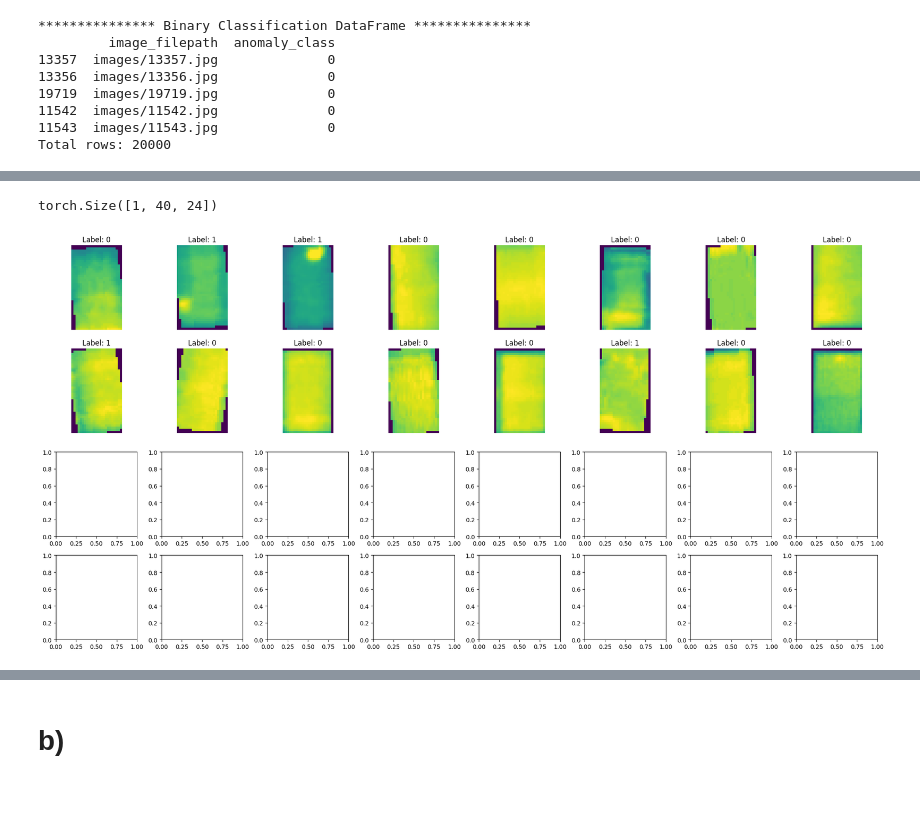
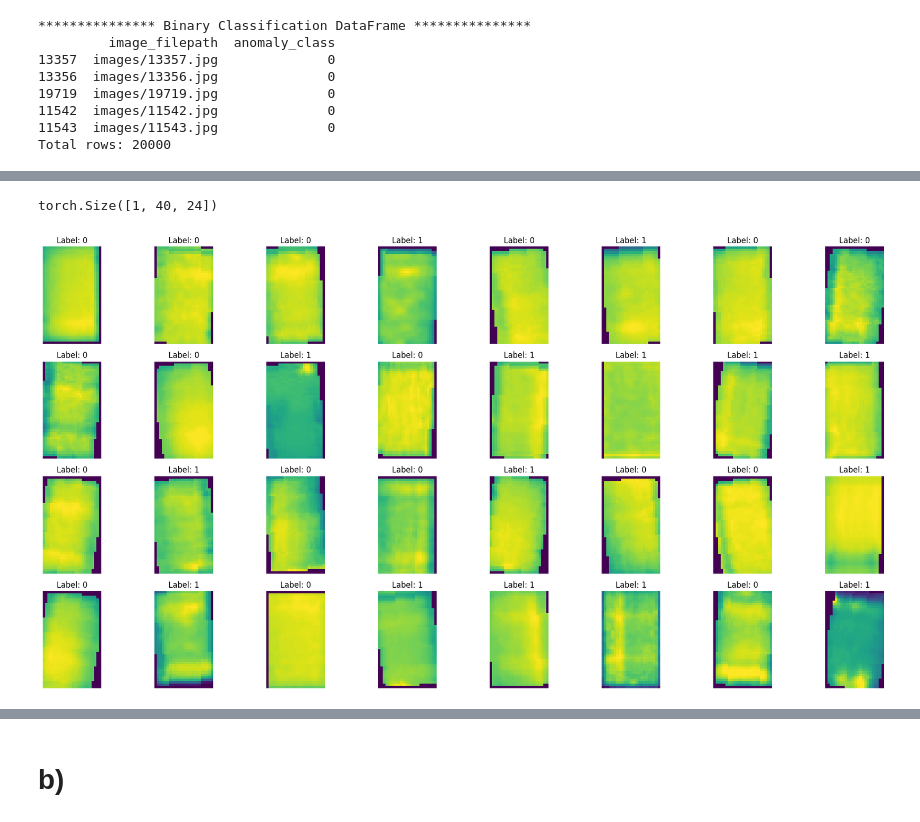
Before and after one commit to RVasconcelosMiguel/ComputerVision, a Jupyter notebook: CV_Proj2.ipynb, the cells around one changed output, grey strips where cells are left out. Cells and saved outputs as stored; diff of their text form; code cells hidden in the pictures; blank space fills up the shorter version.

```diff
--- a/CV_Proj2.ipynb
+++ b/CV_Proj2.ipynb
@@ -133,8 +133,8 @@ print("*************** Binary Classification DataFrame ***************")
 print(df_binary.head())
 print("Total rows:", df_binary.shape[0])
 
-train_ratio = 0.9
-train_data, test_data = train_test_split(df_binary, test_size=(1-train_ratio), train_size=train_ratio, random_state=2, stratify=df_binary['anomaly_class'])
+train_ratio = 0.8
+train_data, test_data = train_test_split(df_binary, test_size=(1-train_ratio), train_size=train_ratio, random_state=11, stratify=df_binary['anomaly_class'])
 
 train_data.reset_index(drop=True, inplace=True)
 test_data.reset_index(drop=True, inplace=True)
@@ -147,9 +147,3 @@ test_data.reset_index(drop=True, inplace=True)
 11542  images/11542.jpg              0
 11543  images/11543.jpg              0
 Total rows: 20000
-# %%
-"""
-train_data, test_data=train_test_split(df_binary, test_size=0.15,train_size=0.85, random_state=2, stratify=df_binary["anomaly_class"])
-train_data.reset_index(drop=True, inplace=True)
-test_data.reset_index(drop=True, inplace=True)
-"""
@@ -195,8 +183,23 @@ class MyImageDataset(data.Dataset):
 # %%
 # Transformações
+transform_augmentation_1 = transforms.Compose([
+    transforms.RandomHorizontalFlip(p=1),   # Random horizontal flip
+    transforms.ToTensor(),
+])
+
+transform_augmentation_2 = transforms.Compose([
+    transforms.RandomVerticalFlip(p=1),
+    transforms.ToTensor(),
+])
+
+transform_augmentation_3 = transforms.Compose([
+    transforms.RandomVerticalFlip(p=1),
+    transforms.RandomHorizontalFlip(p=1),
+    transforms.ToTensor(),
+])
+
 train_transform = transforms.Compose([
-    transforms.RandomRotation(10),       # Random rotation
-    transforms.RandomHorizontalFlip(),   # Random horizontal flip
+    transforms.RandomRotation(10),
     transforms.RandomCrop((40, 24), padding=1),  # Random crop with padding
     transforms.ColorJitter(brightness=0.2, contrast=0.2),  # Color jitter
     transforms.ToTensor(),
@@ -210,9 +213,3 @@ test_transform = transforms.Compose([
 ])
 # Datasets
 train_dataset = MyImageDataset(metadata=train_data, transform=train_transform)
-test_dataset = MyImageDataset(metadata=test_data, transform=test_transform)
-
-# DataLoaders
-batch_size = 16
-train_loader = data.DataLoader(dataset=train_dataset, batch_size=batch_size, shuffle=True)
-test_loader = data.DataLoader(dataset=test_dataset, batch_size=batch_size, shuffle=False)
@@ -219,30 +300,38 @@ test_loader = data.DataLoader(dataset=test_dataset, batch_size=batch_size, shuff
+# %%
+# DataLoaders
+train_dataset_a_balanced = MyImageDataset(metadata=train_data_a_balanced, transform=train_transform)
+test_dataset = MyImageDataset(metadata=test_data, transform=test_transform)
+
+batch_size = 32
+train_loader_a = data.DataLoader(dataset=train_dataset_a_balanced, batch_size=batch_size, shuffle=True)
+test_loader_a = data.DataLoader(dataset=test_dataset, batch_size=batch_size, shuffle=False)
 # %%
 # Obtém um batch de imagens, seus rótulos e os caminhos
-images, labels = next(iter(train_loader))  # Pega o primeiro batch
+images, labels = next(iter(train_loader_a))  # Pega o primeiro batch
 
 # Desfazendo a normalização para as imagens
 images = images * 0.5 + 0.5  # Inverte a normalização, para voltar ao intervalo [0, 1]
 
 # Cria uma figura com múltiplos subplots
 fig, axes = plt.subplots(4, 8, figsize=(20, 10))  # 4 linhas e 8 colunas
 axes = axes.flatten()  # Para facilitar o acesso aos eixos (axes)
 
 # Loop para exibir as 32 primeiras imagens do batch
 for i in range(len(images)):
     image = images[i]  # Pega a i-ésima imagem do batch
     image_pil = transforms.ToPILImage()(image)  # Converte o tensor para uma imagem PIL
 
     # Exibe a imagem
     axes[i].imshow(image_pil)
     axes[i].set_title(f"Label: {labels[i].item()}")  # Exibe o rótulo e o caminho do arquivo
     axes[i].axis('off')  # Remove os eixos para uma exibição mais limpa
 
 print(images[0].shape)
 plt.tight_layout()  # Ajusta o layout para que as imagens não se sobreponham
 plt.show()
 # %% [output]
 torch.Size([1, 40, 24])
-[figure, old version]
+[figure, new version]
 # %%
 class Network(nn.Module):
     def __init__(self):
```
Also changed, not shown: parts of 10 cells of this notebook.
